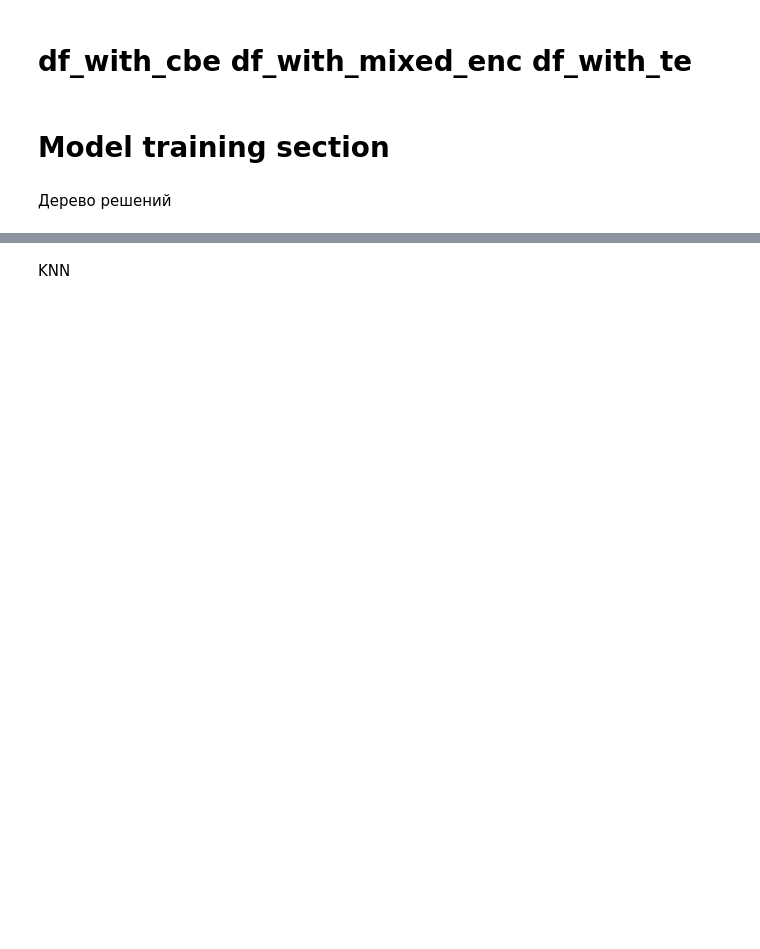
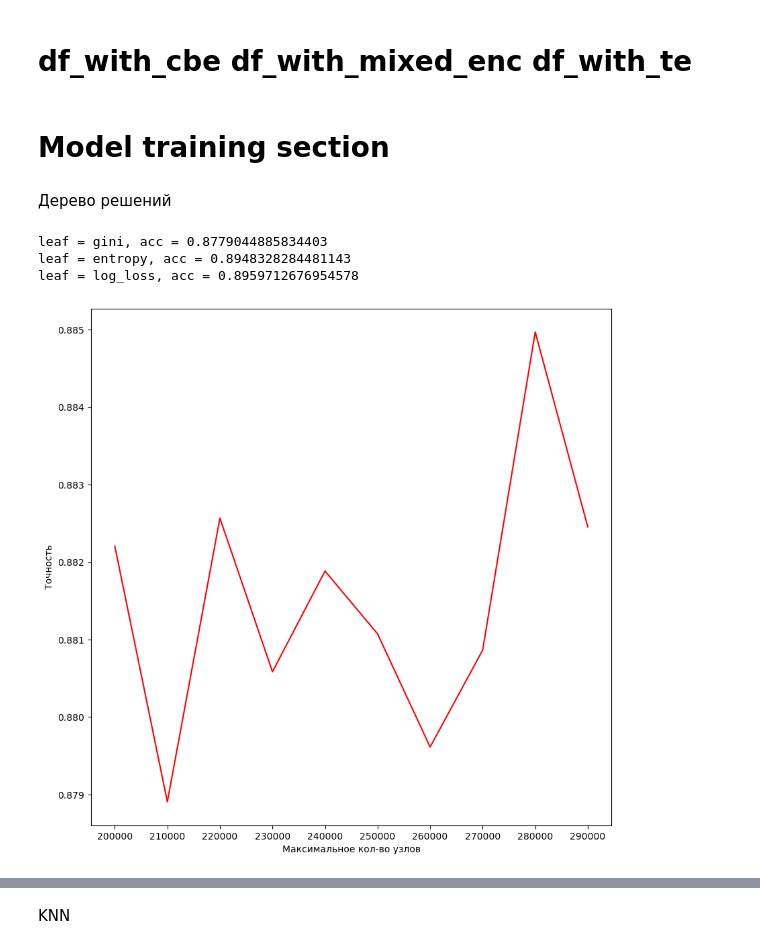
Before and after one commit to f1yToMoon/ai-fundamentals-project, a Jupyter notebook: music.ipynb, the cells around one changed output, grey strips where cells are left out. Cells and saved outputs as stored; diff of their text form; code cells hidden in the pictures; blank space fills up the shorter version.

```diff
--- a/music.ipynb
+++ b/music.ipynb
@@ -296,6 +288,11 @@ y = df[[target]]
 # %%
+accs = []
+crit = ['gini', 'entropy', 'log_loss']
 X_train, X_test, y_train, y_test = train_test_split(X.values, y.values.reshape(-1), train_size=0.8, shuffle=True)
-for leaf in range(200000, 250001, 10000):
-    tree = DecisionTreeClassifier(max_depth=53, min_samples_leaf=1, max_leaf_nodes=leaf)
-    tree.fit(X_train, y_train)
-    print(f'leaf = {leaf}, acc = {tree.score(X_test, y_test)}')
+tree = DecisionTreeClassifier(max_depth=70, min_samples_leaf=1, max_leaf_nodes=200000, criterion='entropy')
+tree.fit(X_train, y_train)
+tree.score(X_test, y_test)
+# %% [output]
+leaf = gini, acc = 0.8779044885834403
+leaf = entropy, acc = 0.8948328284481143
+leaf = log_loss, acc = 0.8959712676954578
@@ -305,0 +299,9 @@ tree.fit(X_train, y_train)
+# %%
+fig = plt.figure(figsize=(10, 10))
+plt.plot(np.arange(10), accs, color='red')
+plt.xticks(np.arange(10), np.arange(200000, 300000, 10000))
+plt.xlabel('Максимальное кол-во узлов')
+plt.ylabel('Точность')
+plt.show()
+# %% [output]
+[figure, added]
```
Also changed, not shown: parts of 12 cells of this notebook.
